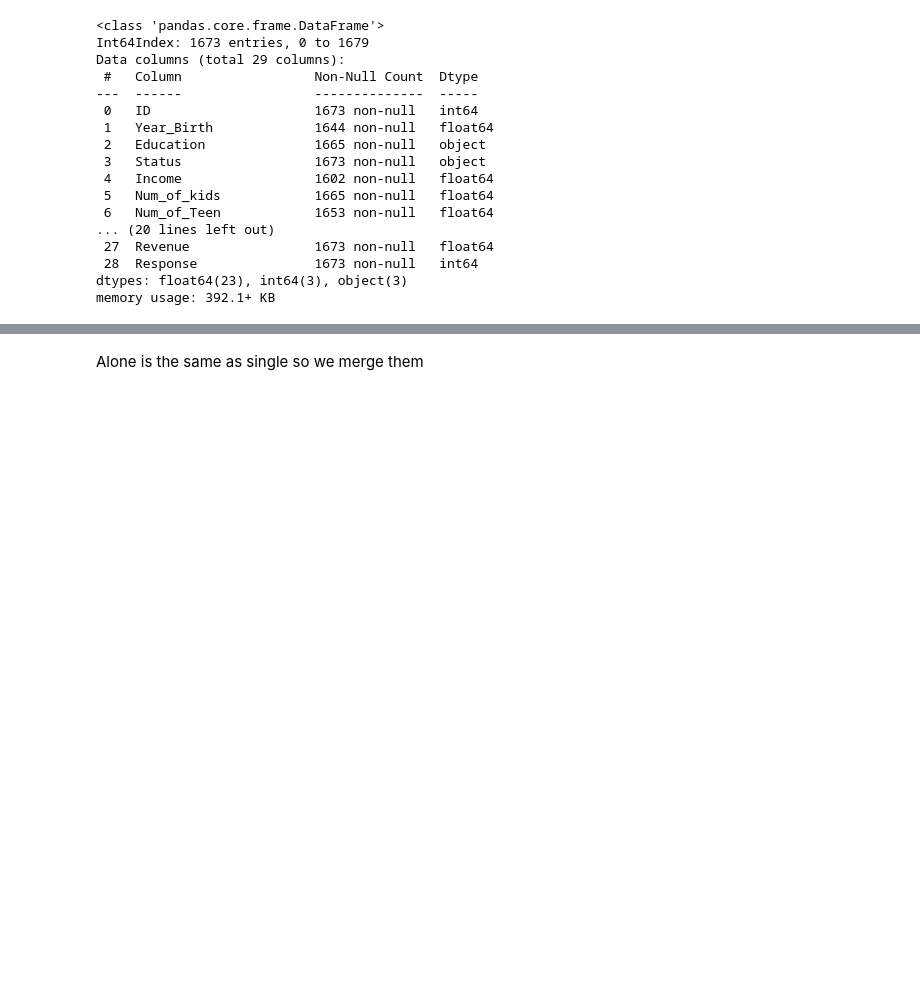
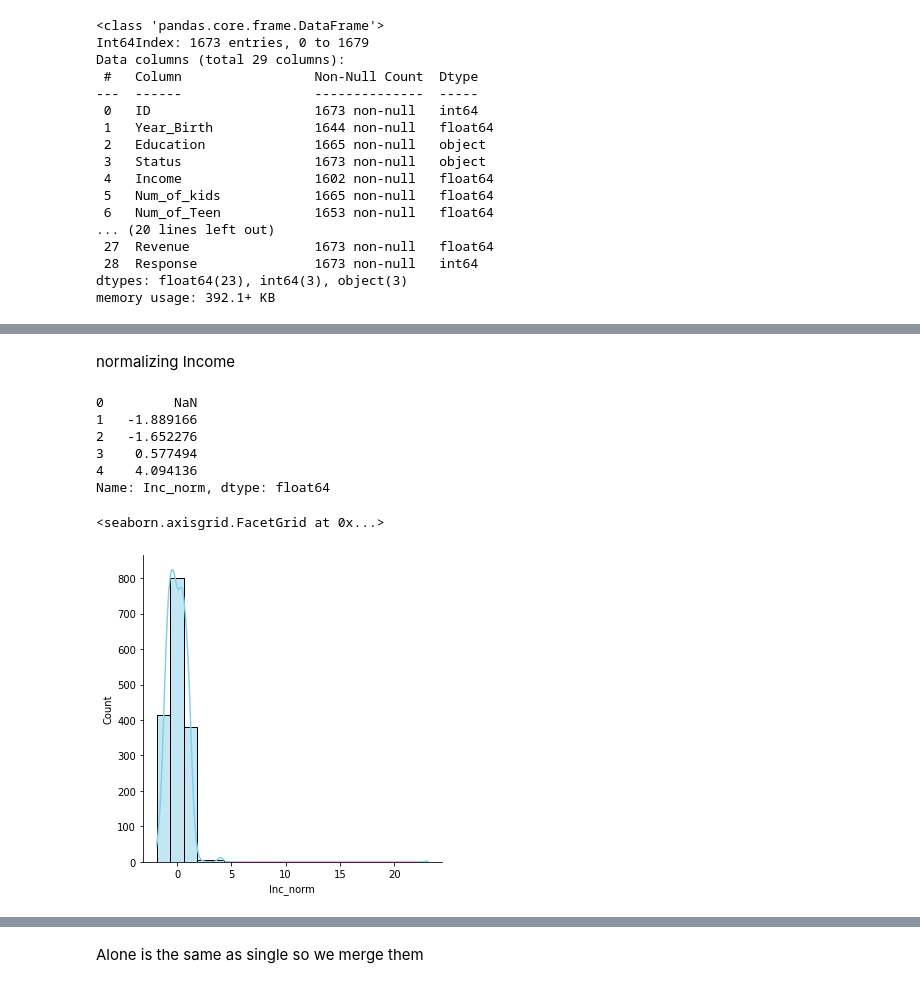
Before and after one commit to parzival0152/datamine, a Jupyter notebook: main.ipynb, the cells around one changed output, grey strips where cells are left out. Drawn from its saved outputs; the diff is of its cells as text; code cells hidden in the pictures; blank space fills up the shorter version.

```diff
--- a/main.ipynb
+++ b/main.ipynb
@@ -393,0 +422,17 @@ We'll start with the Year_Birth
+# %% [markdown]
+normalizing Income
+# %%
+z_scaler = StandardScaler()
+z_scaler.fit(pd.DataFrame(cleanData['Income']))
+cleanData['Inc_norm'] = z_scaler.transform(pd.DataFrame(cleanData['Income']))
+print(cleanData['Inc_norm'].head())
+sns.displot(cleanData['Inc_norm'], bins=20, kde=True, color='skyblue')
+# %% [output]
+0         NaN
+1   -1.889166
+2   -1.652276
+3    0.577494
+4    4.094136
+Name: Inc_norm, dtype: float64
+<seaborn.axisgrid.FacetGrid at 0x...>
+[figure, added]
```
Also changed, not shown: parts of 76 cells of this notebook, 1 other file.
